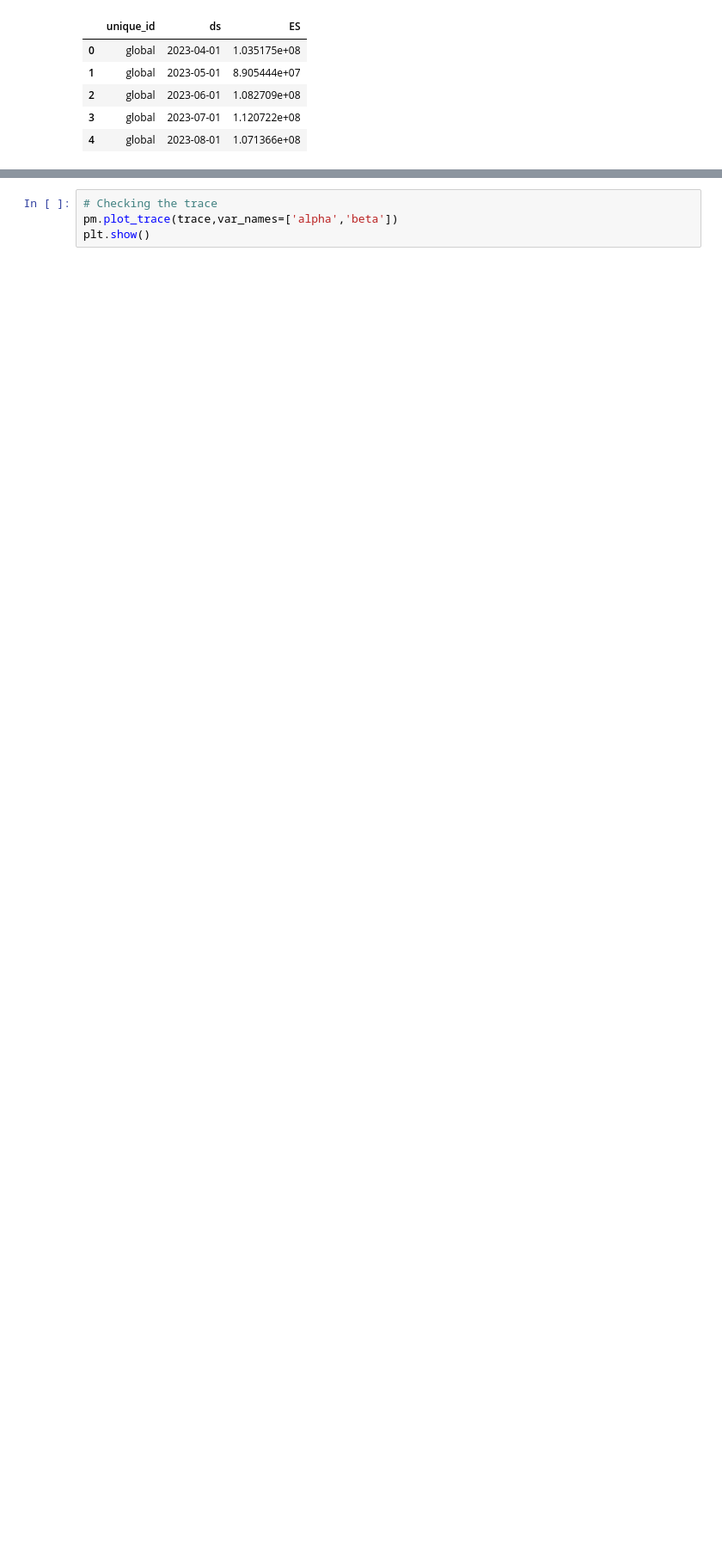
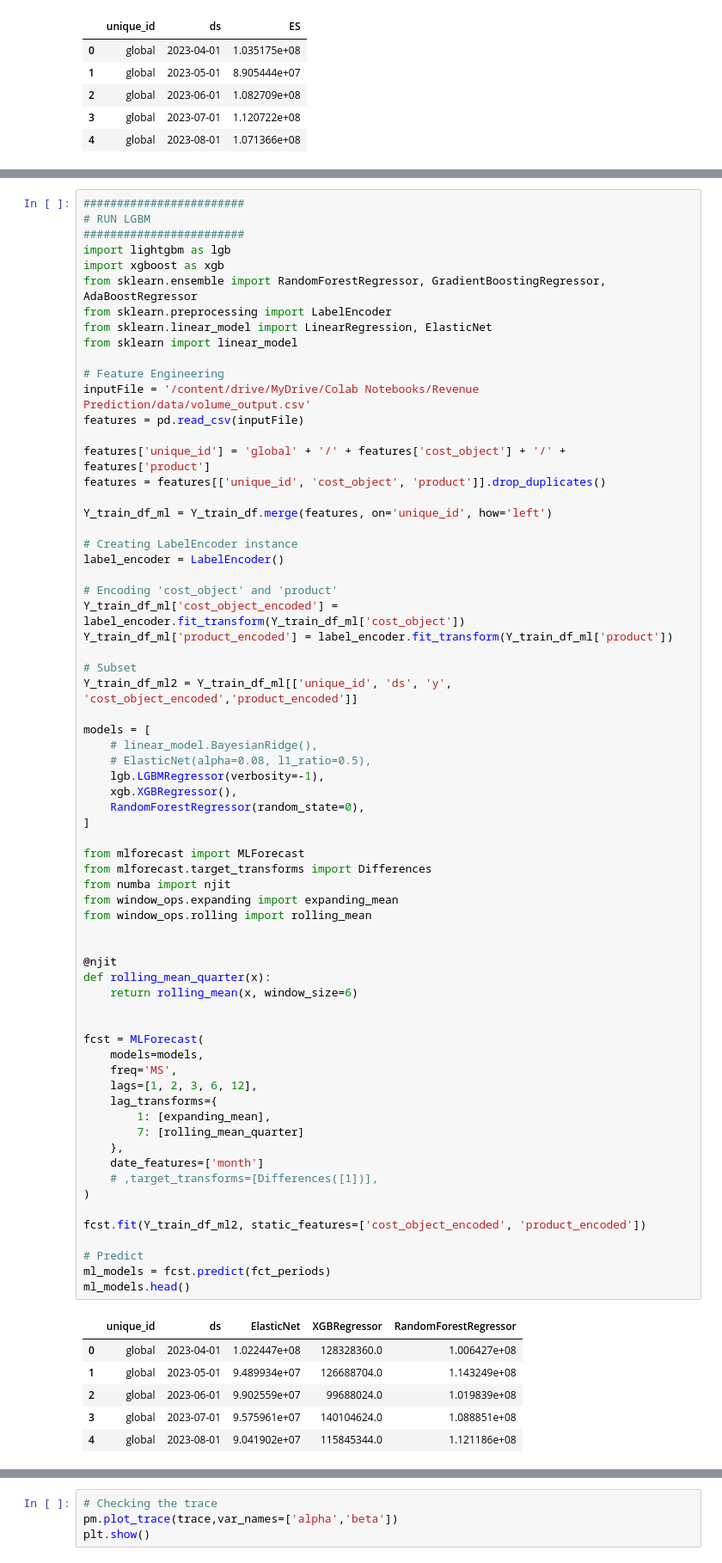
Before and after one commit to achett/Hierarchical-Model, a Jupyter notebook: Bayesian_Hierarchical_Model.ipynb, the cells around one changed output, grey strips where cells are left out. Shown at 86% size. Drawn from its saved outputs; the diff is of its cells as text; blank space fills up the shorter version.

```diff
--- a/Bayesian_Hierarchical_Model.ipynb
+++ b/Bayesian_Hierarchical_Model.ipynb
@@ -363,3 +351,77 @@ INFO:cmdstanpy:Chain [1] done processing
+# %%
+########################
+# RUN LGBM
+########################
+import lightgbm as lgb
+import xgboost as xgb
+from sklearn.ensemble import RandomForestRegressor, GradientBoostingRegressor, AdaBoostRegressor
+from sklearn.preprocessing import LabelEncoder
+from sklearn.linear_model import LinearRegression, ElasticNet
+from sklearn import linear_model
+
+# Feature Engineering
+inputFile = '/content/drive/MyDrive/Colab Notebooks/Revenue Prediction/data/volume_output.csv'
+features = pd.read_csv(inputFile)
+
+features['unique_id'] = 'global' + '/' + features['cost_object'] + '/' + features['product']
+features = features[['unique_id', 'cost_object', 'product']].drop_duplicates()
+
+Y_train_df_ml = Y_train_df.merge(features, on='unique_id', how='left')
+
+# Creating LabelEncoder instance
+label_encoder = LabelEncoder()
+
+# Encoding 'cost_object' and 'product'
+Y_train_df_ml['cost_object_encoded'] = label_encoder.fit_transform(Y_train_df_ml['cost_object'])
+Y_train_df_ml['product_encoded'] = label_encoder.fit_transform(Y_train_df_ml['product'])
+
+# Subset
+Y_train_df_ml2 = Y_train_df_ml[['unique_id', 'ds', 'y', 'cost_object_encoded','product_encoded']]
+
+models = [
+    # linear_model.BayesianRidge(),
+    # ElasticNet(alpha=0.08, l1_ratio=0.5),
+    lgb.LGBMRegressor(verbosity=-1),
+    xgb.XGBRegressor(),
+    RandomForestRegressor(random_state=0),
+]
+
+from mlforecast import MLForecast
+from mlforecast.target_transforms import Differences
+from numba import njit
+from window_ops.expanding import expanding_mean
+from window_ops.rolling import rolling_mean
+
+
+@njit
+def rolling_mean_quarter(x):
+    return rolling_mean(x, window_size=6)
+
+
+fcst = MLForecast(
+    models=models,
+    freq='MS',
+    lags=[1, 2, 3, 6, 12],
+    lag_transforms={
+        1: [expanding_mean],
+        7: [rolling_mean_quarter]
+    },
+    date_features=['month']
+    # ,target_transforms=[Differences([1])],
+)
+
+fcst.fit(Y_train_df_ml2, static_features=['cost_object_encoded', 'product_encoded'])
+
+# Predict
+ml_models = fcst.predict(fct_periods)
+ml_models.head()
+# %% [output]
+|  | unique_id | ds | ElasticNet | XGBRegressor | RandomForestRegressor |
+| 0 | global | 2023-04-01 | 1.022447e+08 | 128328360.0 | 1.006427e+08 |
+| 1 | global | 2023-05-01 | 9.489934e+07 | 126688704.0 | 1.143249e+08 |
+| 2 | global | 2023-06-01 | 9.902559e+07 | 99688024.0 | 1.019839e+08 |
+| 3 | global | 2023-07-01 | 9.575961e+07 | 140104624.0 | 1.088851e+08 |
+| 4 | global | 2023-08-01 | 9.041902e+07 | 115845344.0 | 1.121186e+08 |
 # %%
 # Create data to plot
 data2plot = Y_rec_df.reset_index()
```
Also changed, not shown: parts of 9 cells of this notebook.
